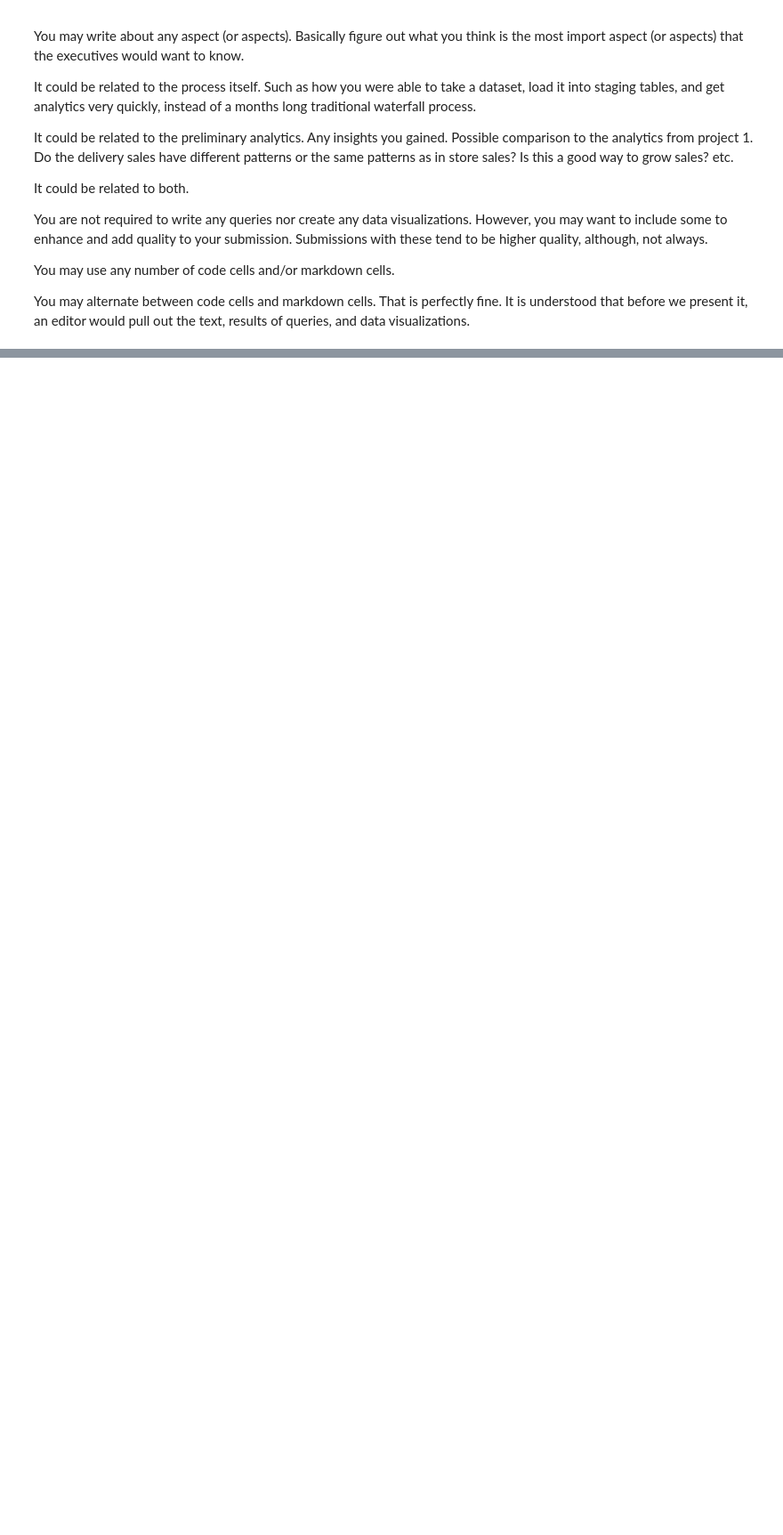
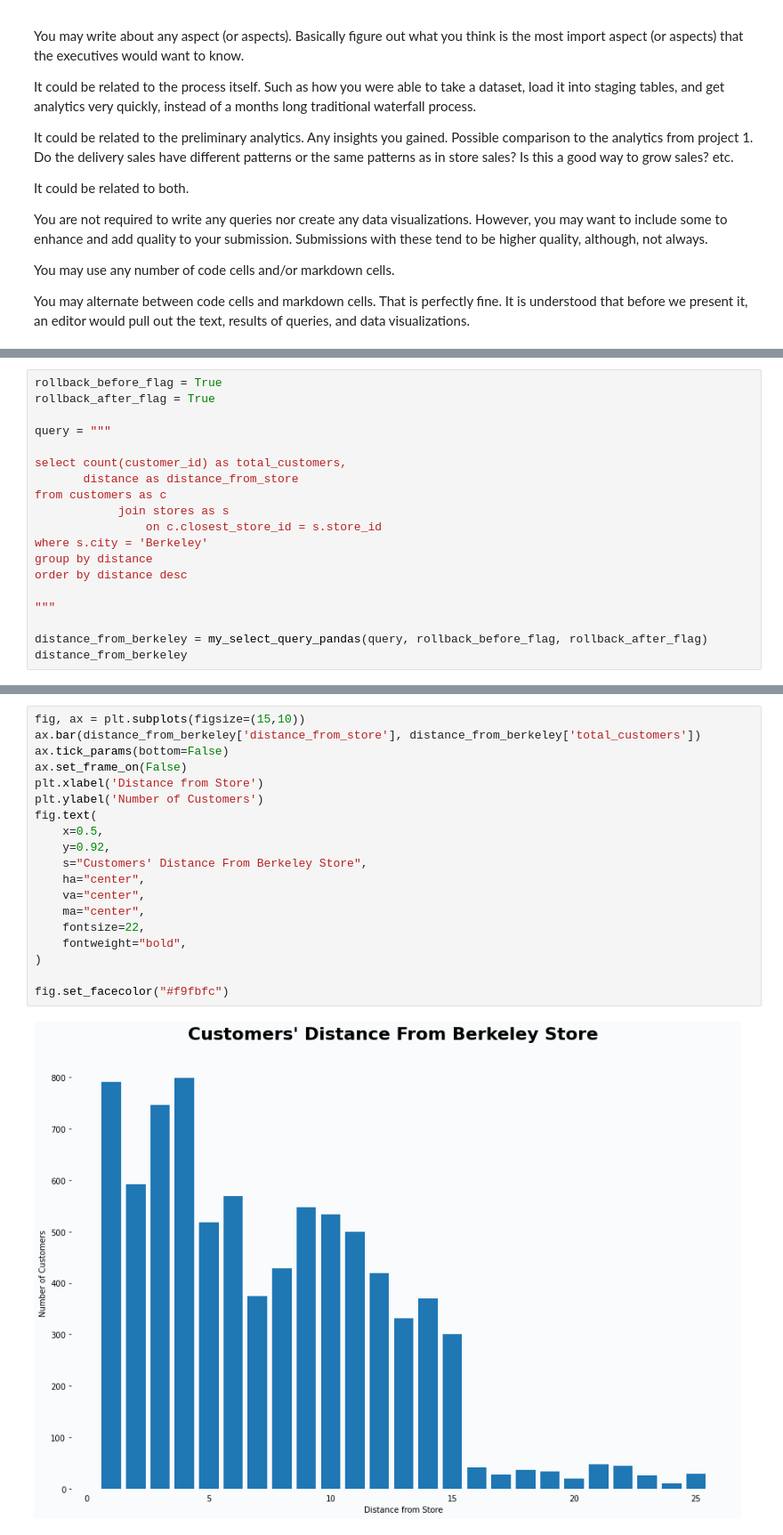
Before and after one commit to morinlandon12/ucb_mids_w205_project_2, a Jupyter notebook: project_2_7.ipynb, the cells around one changed output, grey strips where cells are left out. Shown: that part at 89% size. Cells and saved outputs as stored; diff of their text form; blank space fills up the shorter version.

```diff
--- a/project_2_7.ipynb
+++ b/project_2_7.ipynb
@@ -106,0 +146,19 @@ You may alternate between code cells and markdown cells.  That is perfectly fine
+# %%
+rollback_before_flag = True
+rollback_after_flag = True
+
+query = """
+
+select count(customer_id) as total_customers,
+       distance as distance_from_store
+from customers as c
+            join stores as s
+                on c.closest_store_id = s.store_id
+where s.city = 'Berkeley'
+group by distance
+order by distance desc
+
+"""
+
+distance_from_berkeley = my_select_query_pandas(query, rollback_before_flag, rollback_after_flag)
+distance_from_berkeley
@@ -106,0 +183,21 @@ You may alternate between code cells and markdown cells.  That is perfectly fine
+# %%
+fig, ax = plt.subplots(figsize=(15,10))
+ax.bar(distance_from_berkeley['distance_from_store'], distance_from_berkeley['total_customers'])
+ax.tick_params(bottom=False)
+ax.set_frame_on(False)
+plt.xlabel('Distance from Store')
+plt.ylabel('Number of Customers')
+fig.text(
+    x=0.5,
+    y=0.92,
+    s="Customers' Distance From Berkeley Store",
+    ha="center",
+    va="center",
+    ma="center",
+    fontsize=22,
+    fontweight="bold",
+)
+
+fig.set_facecolor("#f9fbfc")
+# %% [output]
+[figure, added]
```
Also changed, not shown: parts of 13 cells of this notebook, 5 other files.
